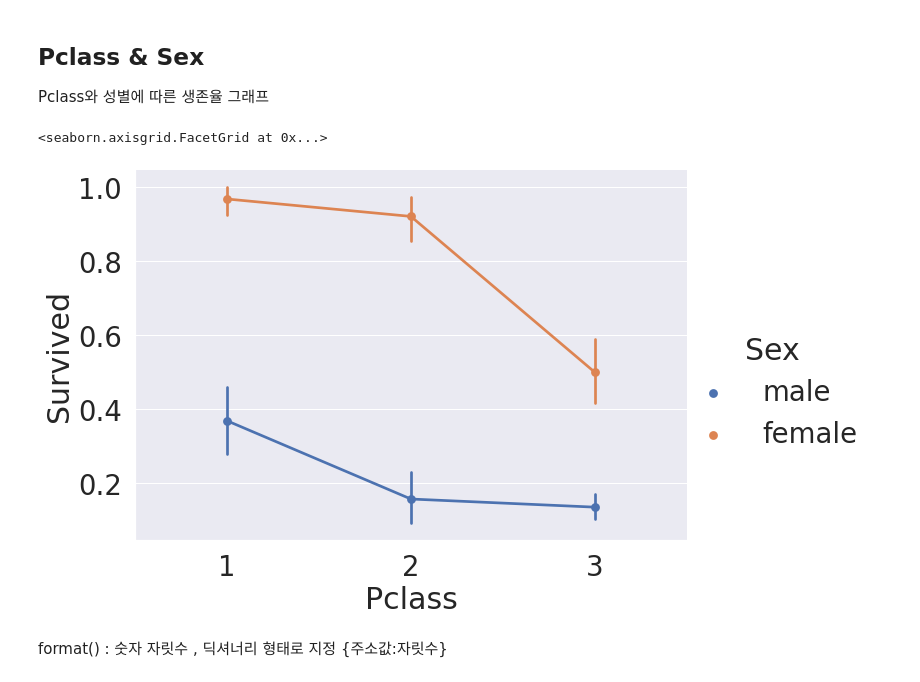
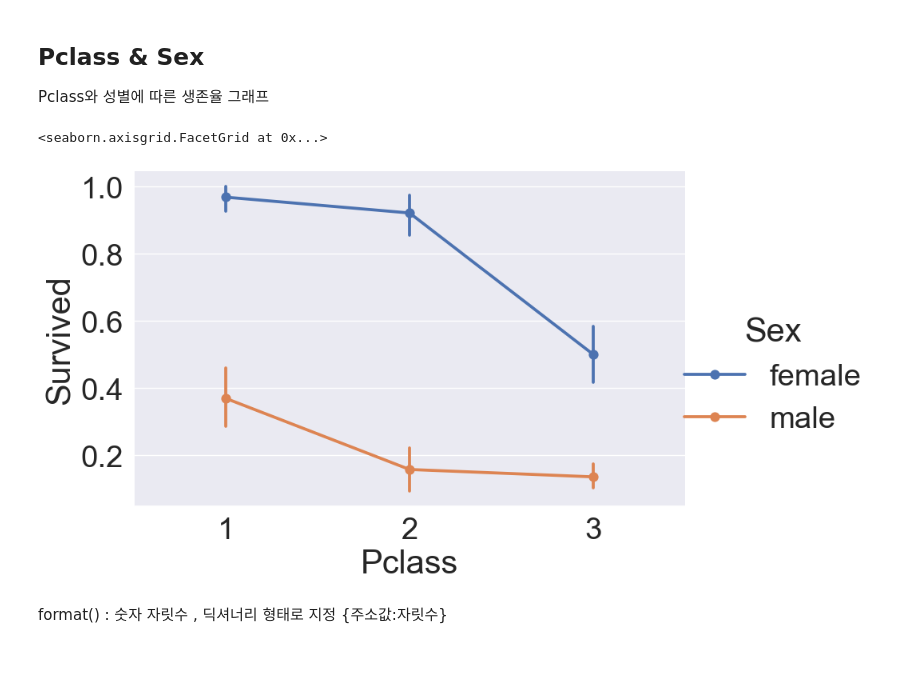
Before and after one commit to jjonhwa/practice, a Jupyter notebook: 실습/고급반/과제/타이타닉_생존율_예측(학번-이름).ipynb, the cells around one changed output. Drawn from its saved outputs; the diff is of its cells as text; code cells hidden in the pictures.

```diff
--- a/실습/고급반/과제/타이타닉_생존율_예측(학번-이름).ipynb
+++ b/실습/고급반/과제/타이타닉_생존율_예측(학번-이름).ipynb
@@ -11,13 +15,3 @@ import sklearn
-# %%
-plt.style.use('seaborn')
-sns.set(font_scale=2.5)
-
-import missingno as msno
-
-import warnings
-warnings.filterwarnings('ignore')
-
-%matplotlib inline
 # %% [markdown]
 ## 데이터 파일 불러오기
 # %%
@@ -190,11 +200,10 @@ plt.show()
 ## Pclass & Sex
 Pclass와 성별에 따른 생존율 그래프
 # %%
-sns.factorplot('Pclass', 'Survived', hue='Sex', data=df_train,
-               size=6, aspect=1.5)
+sns.catplot(x='Pclass', y='Survived', hue='Sex', data=df_train, kind='point', height=6, aspect=1.5)
 # %% [output]
 <seaborn.axisgrid.FacetGrid at 0x...>
-[figure, old version]
+[figure, new version]
 # %% [markdown]
 format() : 숫자 자릿수 , 딕셔너리 형태로 지정 {주소값:자릿수}
 # %% [markdown]
```
Also changed, not shown: parts of 83 cells of this notebook, 9 other files.
